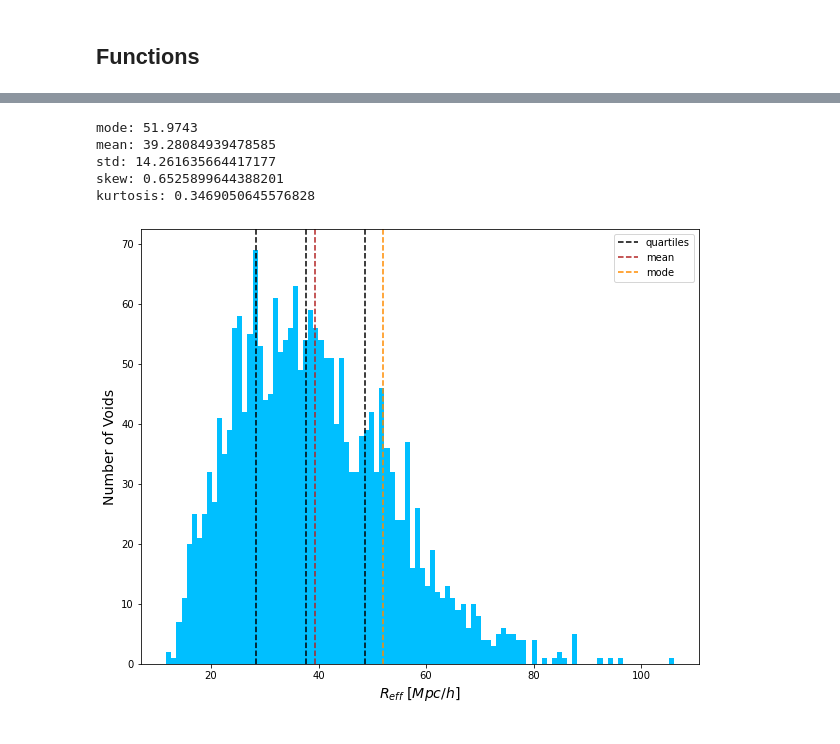
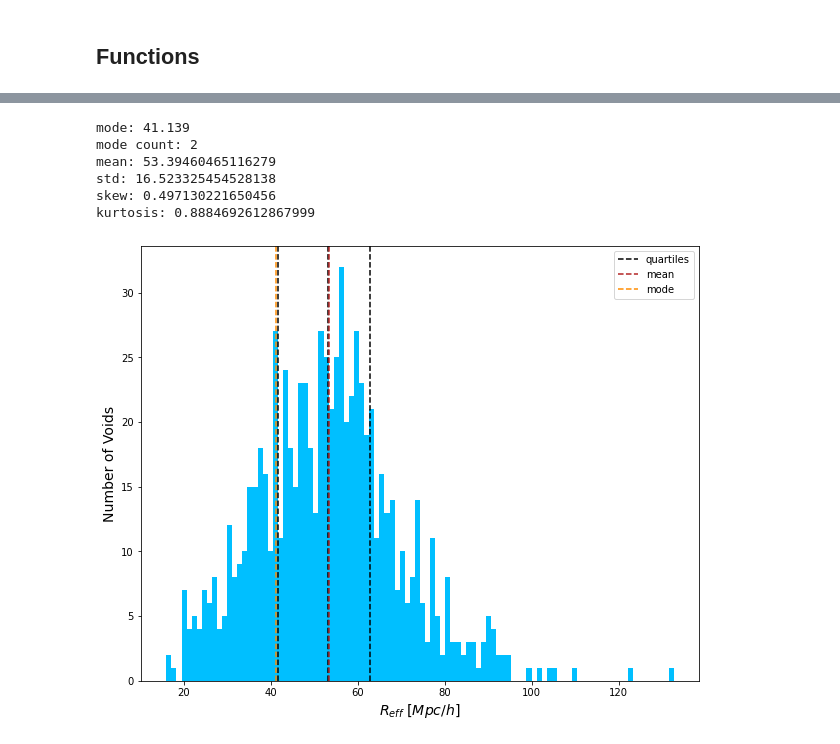
Before and after one commit to Chanuntorn/cosmic_voids, a Jupyter notebook: doc/RevolverVoidAnalysis.ipynb, the cells around one changed output, grey strips where cells are left out. Saved outputs shown, nothing was run; the diff lists cells and outputs as text; code cells hidden in the pictures.

```diff
--- a/doc/RevolverVoidAnalysis.ipynb
+++ b/doc/RevolverVoidAnalysis.ipynb
@@ -161,23 +144,24 @@ def plotcdf(datas,labels,bins=100,plot=True,plotboth=True,figsize=(8,6)):
 
     return information
 # %%
-def getstats(data, plot=True):
+def getstats(data,b=100, plot=True):
     '''Returns mode, mean, std, skew, kurtosis, 25th, 50th, 75th percentile.
     Skew: measure of asymmetry- 0 for norm dist (no skewness), positive right tail, negative left tail.
     Kurtosis: measure if a dist is heavy-tailed or light-tailed- 0 for normal fisher, positive heavy-tailed (more outliers than norm dist), negative light-tailed'''
-    m, mc, a, std, s, k, q, h, b = mode(data)[0][0], mode(data)[1][0], data.mean(), np.std(data), skew(data), kurtosis(data), np.percentile(data,25), np.percentile(data,50), np.percentile(data,75)
+    m, mc, a, std, s, k, q, h, f = mode(data)[0][0], mode(data)[1][0], data.mean(), np.std(data), skew(data), kurtosis(data), np.percentile(data,25), np.percentile(data,50), np.percentile(data,75)
     if plot:
         plt.figure(figsize=(10,8))
-        plt.hist(data,bins=100,color='deepskyblue')
+        plt.hist(data,bins=b,color='deepskyblue')
         plt.axvline(q,linestyle='--',color='k')
         plt.axvline(h,linestyle='--',color='k',label='quartiles')
-        plt.axvline(b,linestyle='--',color='k')
+        plt.axvline(f,linestyle='--',color='k')
         plt.axvline(a,linestyle='--',color='firebrick',label='mean')
         plt.axvline(m,linestyle='--',color='darkorange',label='mode')
         plt.ylabel('Number of Voids',fontsize=14)
         plt.xlabel('$R_{eff}$ [$Mpc/h$]', fontsize=14)
         plt.legend()
         print('mode: {}'.format(m))
+        print('mode count: {}'.format(mc))
         print('mean: {}'.format(a))
         print('std: {}'.format(std))
         print('skew: {}'.format(s))
@@ -228,10 +240,10 @@ plt.title('Cumulative Number Function');
-# %%
-#Distribution of void sizes
-m, mc, a, std, s, k, q, h, b = getstats(southreff)
-# %% [output]
-mode: 51.9743
-mean: 39.28084939478585
-std: 14.261635664417177
-skew: 0.6525899644388201
-kurtosis: 0.3469050645576828
-[figure, removed]
+# %%
+g = getstats(cmassvoidsreff)
+# %% [output]
+mode: 41.139
+mode count: 2
+mean: 53.39460465116279
+std: 16.523325454528138
+skew: 0.497130221650456
+kurtosis: 0.8884692612867999
+[figure, added]
```
Also changed, not shown: parts of 13 cells of this notebook.
